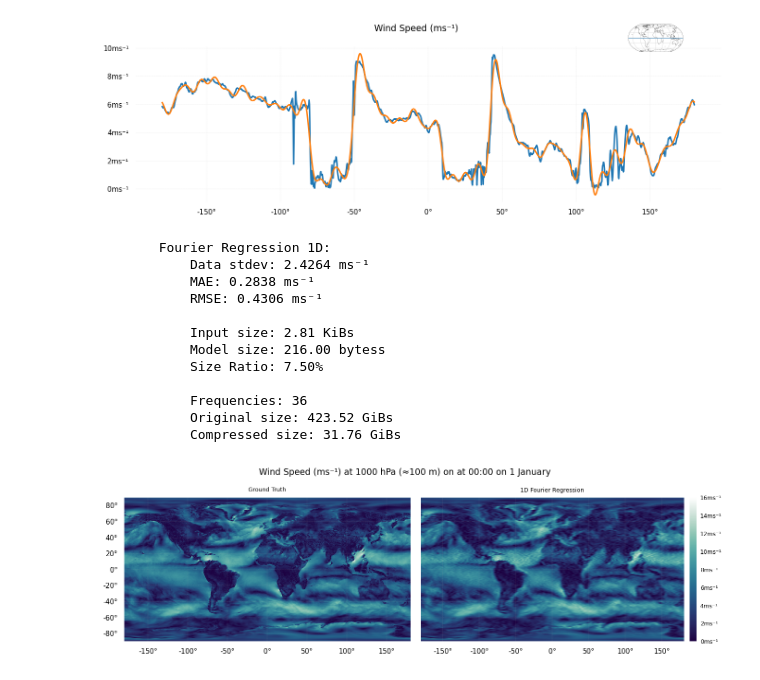
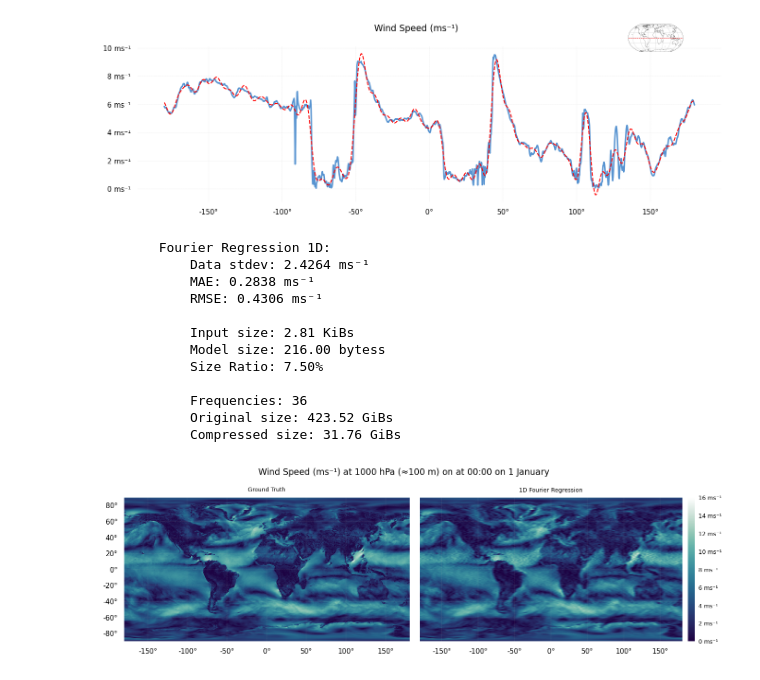
Before and after one commit to BhavyeMathur/wind-prediction-merra2, a Jupyter notebook: exploration/ERA5-FT-1D.ipynb, the cells around one changed output. Drawn from its saved outputs; the diff is of its cells as text; code cells hidden in the pictures.

Commit message:
Better unit formatting on graphs

```diff
--- a/exploration/ERA5-FT-1D.ipynb
+++ b/exploration/ERA5-FT-1D.ipynb
@@ -10,16 +10,16 @@ variable = era5.WindSpeed()
 # %%
 idx = ["TAVG-01-01 00:00", 1000, 0]
 model = FourierRegression(variable, idx, quantile=0.95)
 model.fft()
 
 plot = era5.plot(variable, idx)
-plot.plot()
-plot.plot(model.predict())
+plot.plot(color="#5894d1")
+plot.plot(model.predict(), color="red", linestyle="--", linewidth=1)
 plot.show()
 
 model.describe()
 # %% [output]
-[figure, old version]
+[figure, new version]
         Fourier Regression 1D:
             Data stdev: 2.4264 ms⁻¹
             MAE: 0.2838 ms⁻¹
```
Also changed, not shown: parts of 1 cell of this notebook, 7 other files.
